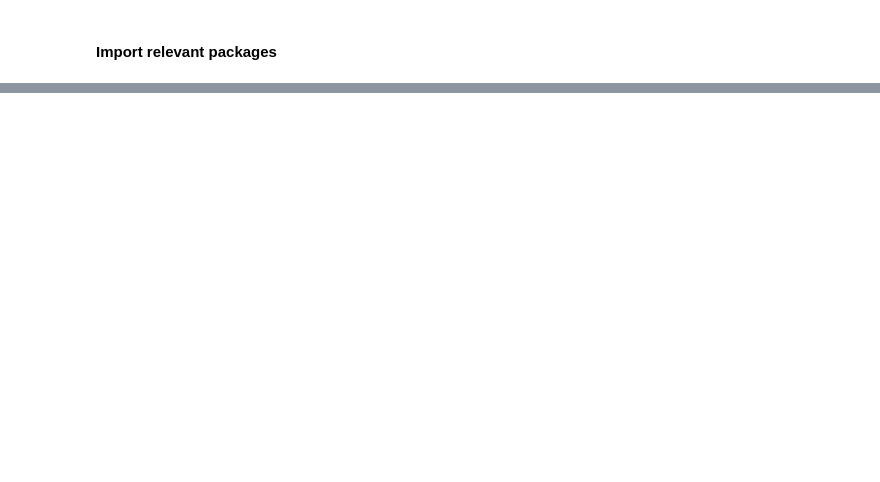
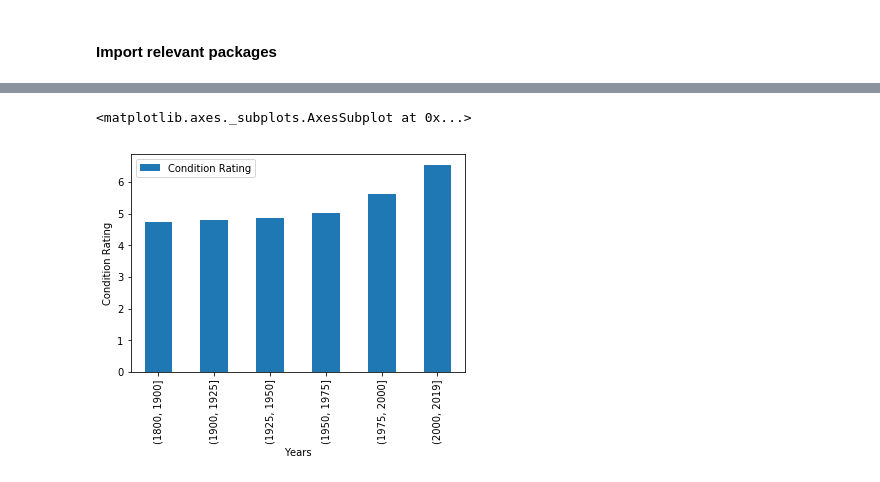
Before and after one commit to jahonis123/jackson-capstone, a Jupyter notebook: Applied Data Science Capstone.ipynb, the cells around one changed output, grey strips where cells are left out. Drawn from its saved outputs; the diff is of its cells as text; code cells hidden in the pictures; blank space fills up the shorter version.

```diff
--- a/Applied Data Science Capstone.ipynb
+++ b/Applied Data Science Capstone.ipynb
@@ -155,0 +122,4 @@ venues_map
+# %%
+bins = [1800, 1900, 1925, 1950, 1975, 2000, 2019]
+df['binned'] = pd.cut(df['Year Built'], bins)
+df.head()
@@ -155,0 +133,4 @@ venues_map
+# %%
+df_bin = df.groupby(['binned']).mean()
+df_bin = df_bin.drop(['Region Code'],axis=1)
+df_bin
@@ -155,0 +146,9 @@ venues_map
+# %%
+ax1 = df_bin.plot.bar(y='Condition Rating', rot=0)
+ax1.set_xlabel('Years')
+ax1.set_ylabel('Condition Rating')
+ax1.tick_params(axis='x', labelrotation=90)
+ax1
+# %% [output]
+<matplotlib.axes._subplots.AxesSubplot at 0x...>
+[figure, added]
```
Also changed, not shown: parts of 31 cells of this notebook.
